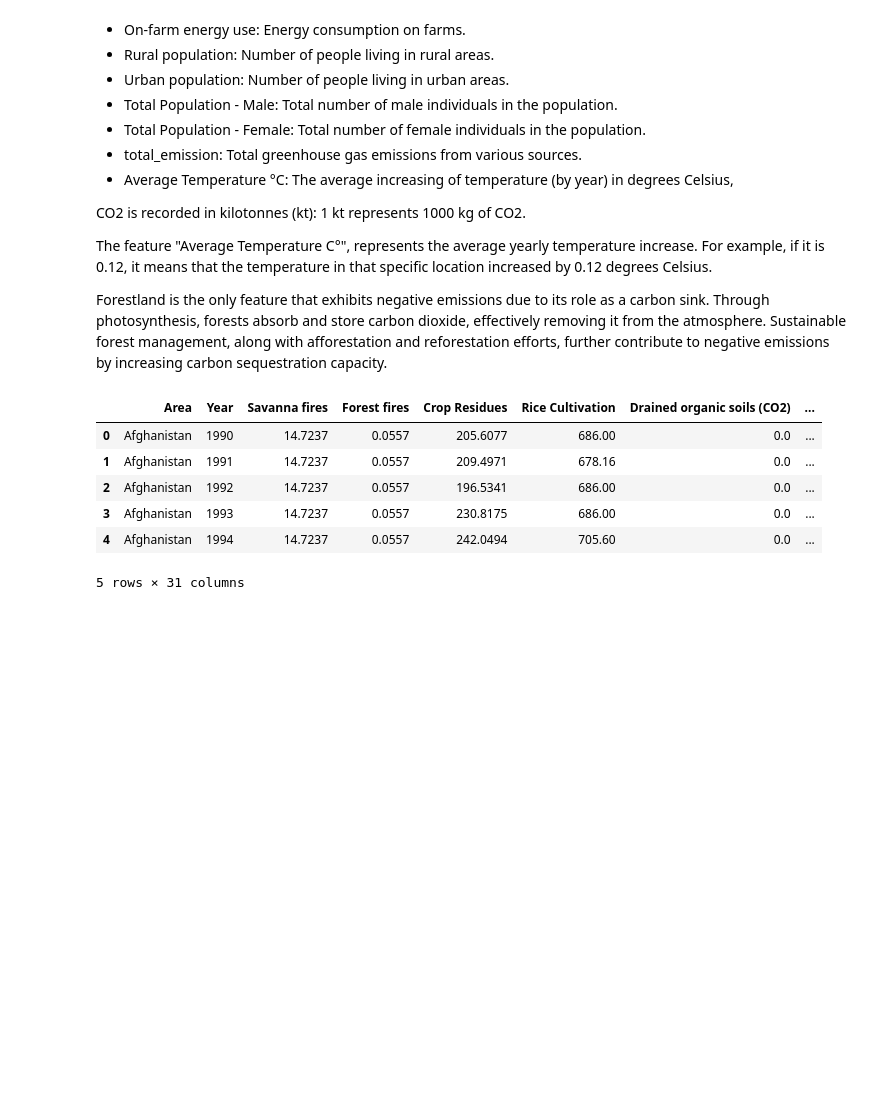
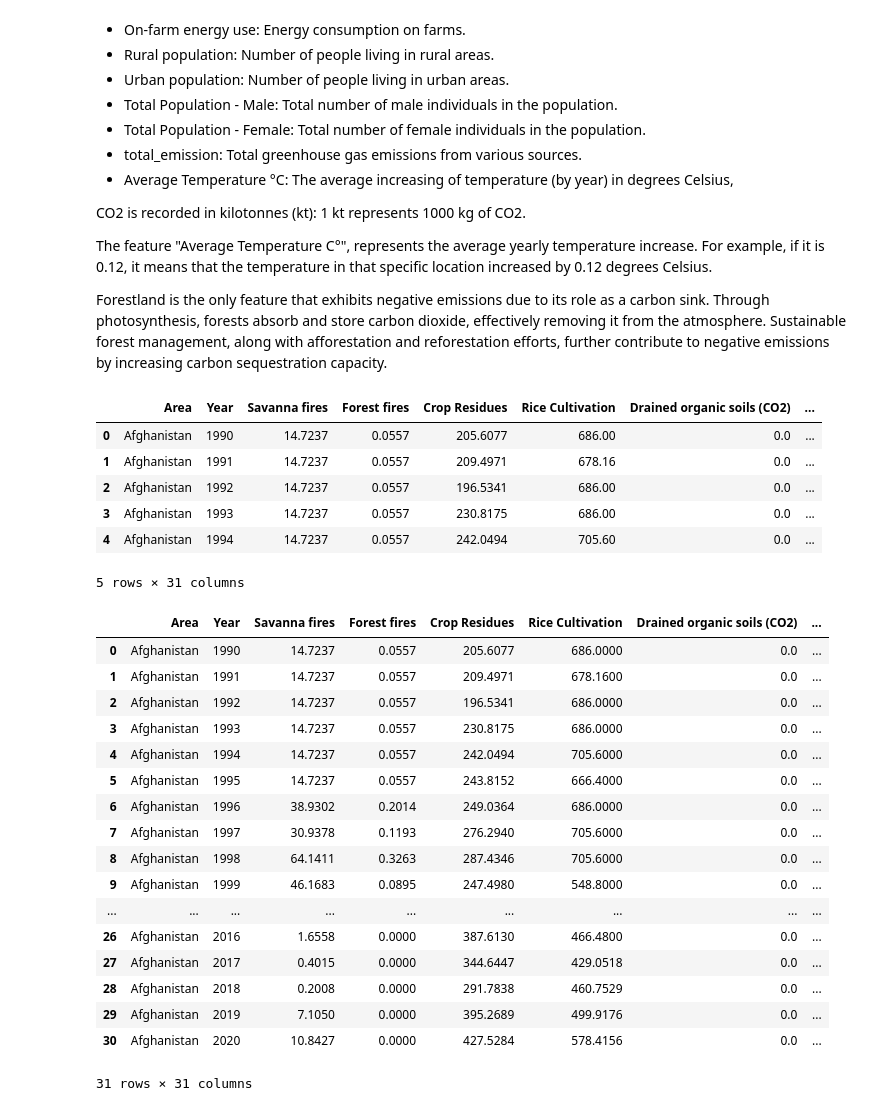
Before and after one commit to MelShongwe/2401PTDS_Regression_Project, a Jupyter notebook: Regression_Project.ipynb, the cells around one changed output. Saved outputs shown, nothing was run; the diff lists cells and outputs as text; code cells hidden in the pictures; blank space fills up the shorter version.

```diff
--- a/Regression_Project.ipynb
+++ b/Regression_Project.ipynb
@@ -71,3 +82,24 @@ emis_data.head()
 | 3 | Afghanistan | 1993 | 14.7237 | 0.0557 | 230.8175 | 686.00 | 0.0 | ... |
 | 4 | Afghanistan | 1994 | 14.7237 | 0.0557 | 242.0494 | 705.60 | 0.0 | ... |
 5 rows × 31 columns
+# %%
+emis_data[emis_data['Area']=='Afghanistan']
+# %% [output]
+|  | Area | Year | Savanna fires | Forest fires | Crop Residues | Rice Cultivation | Drained organic soils (CO2) | ... |
+| 0 | Afghanistan | 1990 | 14.7237 | 0.0557 | 205.6077 | 686.0000 | 0.0 | ... |
+| 1 | Afghanistan | 1991 | 14.7237 | 0.0557 | 209.4971 | 678.1600 | 0.0 | ... |
+| 2 | Afghanistan | 1992 | 14.7237 | 0.0557 | 196.5341 | 686.0000 | 0.0 | ... |
+| 3 | Afghanistan | 1993 | 14.7237 | 0.0557 | 230.8175 | 686.0000 | 0.0 | ... |
+| 4 | Afghanistan | 1994 | 14.7237 | 0.0557 | 242.0494 | 705.6000 | 0.0 | ... |
+| 5 | Afghanistan | 1995 | 14.7237 | 0.0557 | 243.8152 | 666.4000 | 0.0 | ... |
+| 6 | Afghanistan | 1996 | 38.9302 | 0.2014 | 249.0364 | 686.0000 | 0.0 | ... |
+| 7 | Afghanistan | 1997 | 30.9378 | 0.1193 | 276.2940 | 705.6000 | 0.0 | ... |
+| 8 | Afghanistan | 1998 | 64.1411 | 0.3263 | 287.4346 | 705.6000 | 0.0 | ... |
+| 9 | Afghanistan | 1999 | 46.1683 | 0.0895 | 247.4980 | 548.8000 | 0.0 | ... |
+| ... | ... | ... | ... | ... | ... | ... | ... | ... |
+| 26 | Afghanistan | 2016 | 1.6558 | 0.0000 | 387.6130 | 466.4800 | 0.0 | ... |
+| 27 | Afghanistan | 2017 | 0.4015 | 0.0000 | 344.6447 | 429.0518 | 0.0 | ... |
+| 28 | Afghanistan | 2018 | 0.2008 | 0.0000 | 291.7838 | 460.7529 | 0.0 | ... |
+| 29 | Afghanistan | 2019 | 7.1050 | 0.0000 | 395.2689 | 499.9176 | 0.0 | ... |
+| 30 | Afghanistan | 2020 | 10.8427 | 0.0000 | 427.5284 | 578.4156 | 0.0 | ... |
+31 rows × 31 columns
```
Also changed, not shown: parts of 46 cells of this notebook, 3 other files.
